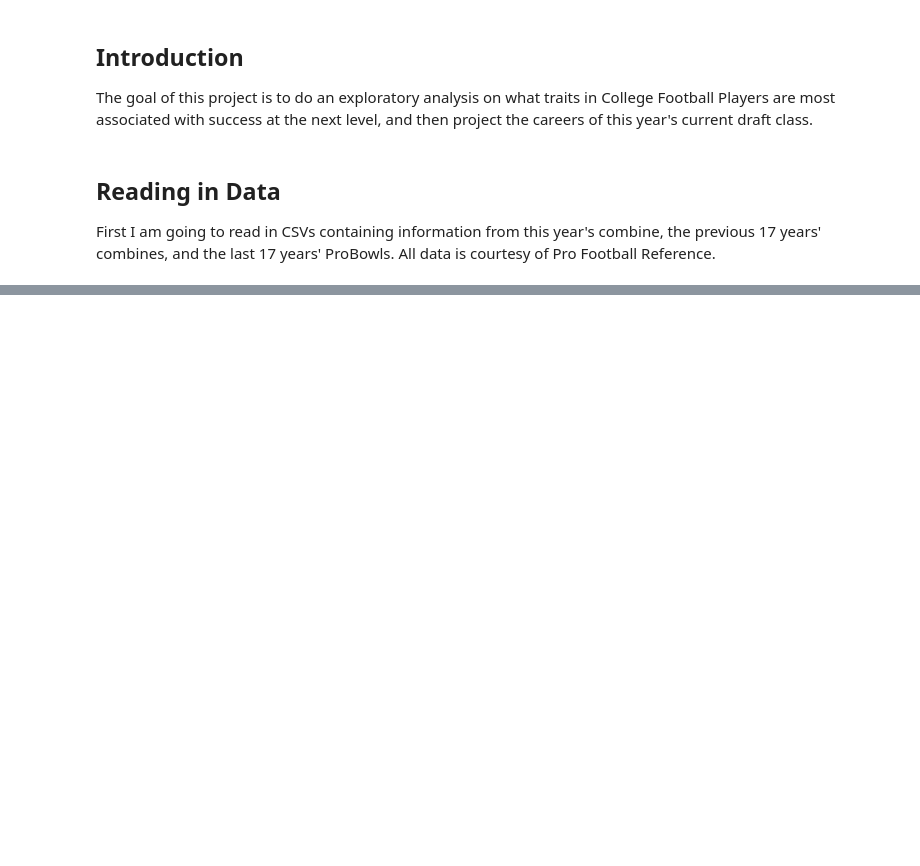
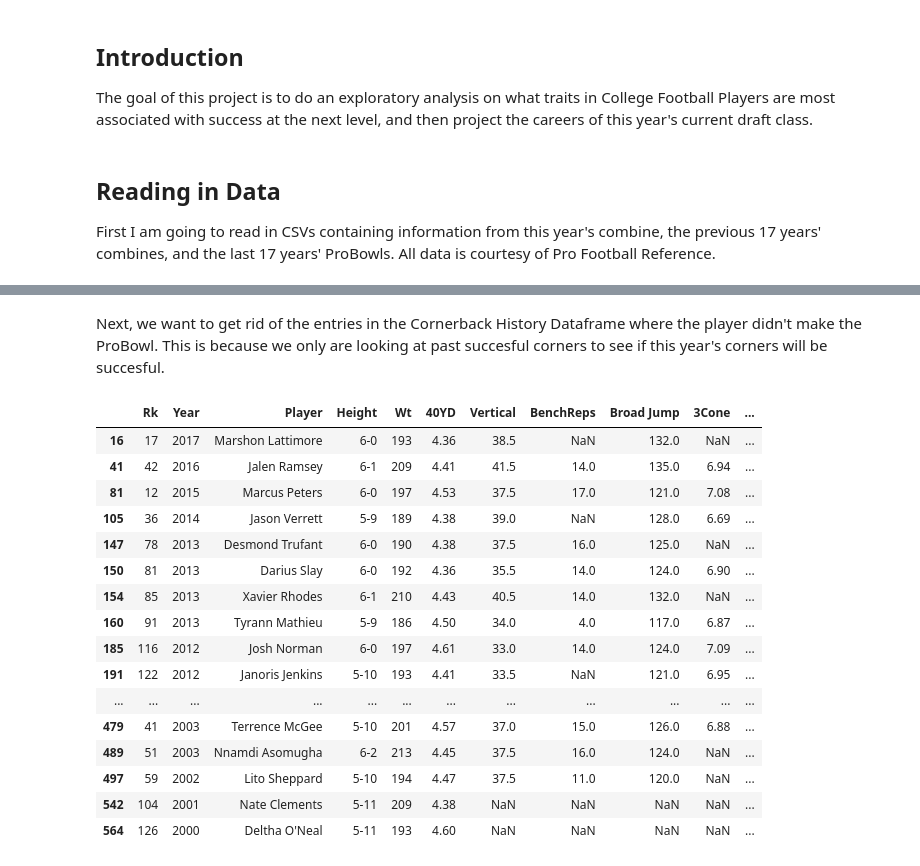
Before and after one commit to tevans-barton/2018NFLDraftAnalysis, a Jupyter notebook: 2018NFLDraftAnalysis.ipynb, the cells around one changed output, grey strips where cells are left out. Saved outputs shown, nothing was run; the diff lists cells and outputs as text; code cells hidden in the pictures; blank space fills up the shorter version.

```diff
--- a/2018NFLDraftAnalysis.ipynb
+++ b/2018NFLDraftAnalysis.ipynb
@@ -19,0 +111,24 @@ TempCBProBowlDF = pd.read_csv('./CSVs/CBProBowls')
+# %% [markdown]
+Next, we want to get rid of the entries in the Cornerback History Dataframe where the player didn't make the ProBowl. This is because we only are looking at past succesful corners to see if this year's corners will be succesful.
+# %%
+#df = df[pd.notnull(df['EPS'])]
+CBHistoryDF = CBHistoryDF[pd.notnull(CBHistoryDF['ProBowls'])]
+CBHistoryDF
+# %% [output]
+|  | Rk | Year | Player | Height | Wt | 40YD | Vertical | BenchReps | Broad Jump | 3Cone | ... |
+| 16 | 17 | 2017 | Marshon Lattimore | 6-0 | 193 | 4.36 | 38.5 | NaN | 132.0 | NaN | ... |
+| 41 | 42 | 2016 | Jalen Ramsey | 6-1 | 209 | 4.41 | 41.5 | 14.0 | 135.0 | 6.94 | ... |
+| 81 | 12 | 2015 | Marcus Peters | 6-0 | 197 | 4.53 | 37.5 | 17.0 | 121.0 | 7.08 | ... |
+| 105 | 36 | 2014 | Jason Verrett | 5-9 | 189 | 4.38 | 39.0 | NaN | 128.0 | 6.69 | ... |
+| 147 | 78 | 2013 | Desmond Trufant | 6-0 | 190 | 4.38 | 37.5 | 16.0 | 125.0 | NaN | ... |
+| 150 | 81 | 2013 | Darius Slay | 6-0 | 192 | 4.36 | 35.5 | 14.0 | 124.0 | 6.90 | ... |
+| 154 | 85 | 2013 | Xavier Rhodes | 6-1 | 210 | 4.43 | 40.5 | 14.0 | 132.0 | NaN | ... |
+| 160 | 91 | 2013 | Tyrann Mathieu | 5-9 | 186 | 4.50 | 34.0 | 4.0 | 117.0 | 6.87 | ... |
+| 185 | 116 | 2012 | Josh Norman | 6-0 | 197 | 4.61 | 33.0 | 14.0 | 124.0 | 7.09 | ... |
+| 191 | 122 | 2012 | Janoris Jenkins | 5-10 | 193 | 4.41 | 33.5 | NaN | 121.0 | 6.95 | ... |
+| ... | ... | ... | ... | ... | ... | ... | ... | ... | ... | ... | ... |
+| 479 | 41 | 2003 | Terrence McGee | 5-10 | 201 | 4.57 | 37.0 | 15.0 | 126.0 | 6.88 | ... |
+| 489 | 51 | 2003 | Nnamdi Asomugha | 6-2 | 213 | 4.45 | 37.5 | 16.0 | 124.0 | NaN | ... |
+| 497 | 59 | 2002 | Lito Sheppard | 5-10 | 194 | 4.47 | 37.5 | 11.0 | 120.0 | NaN | ... |
+| 542 | 104 | 2001 | Nate Clements | 5-11 | 209 | 4.38 | NaN | NaN | NaN | NaN | ... |
+| 564 | 126 | 2000 | Deltha O'Neal | 5-11 | 193 | 4.60 | NaN | NaN | NaN | NaN | ... |
```
Also changed, not shown: parts of 9 cells of this notebook, 1 other file.
